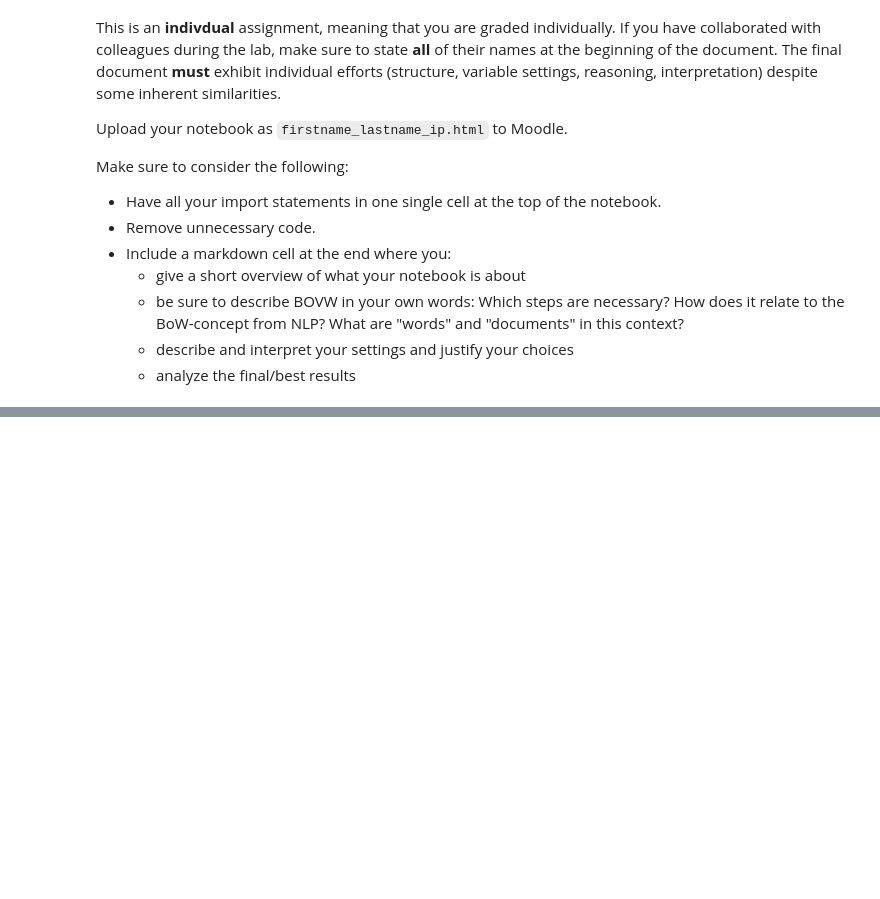
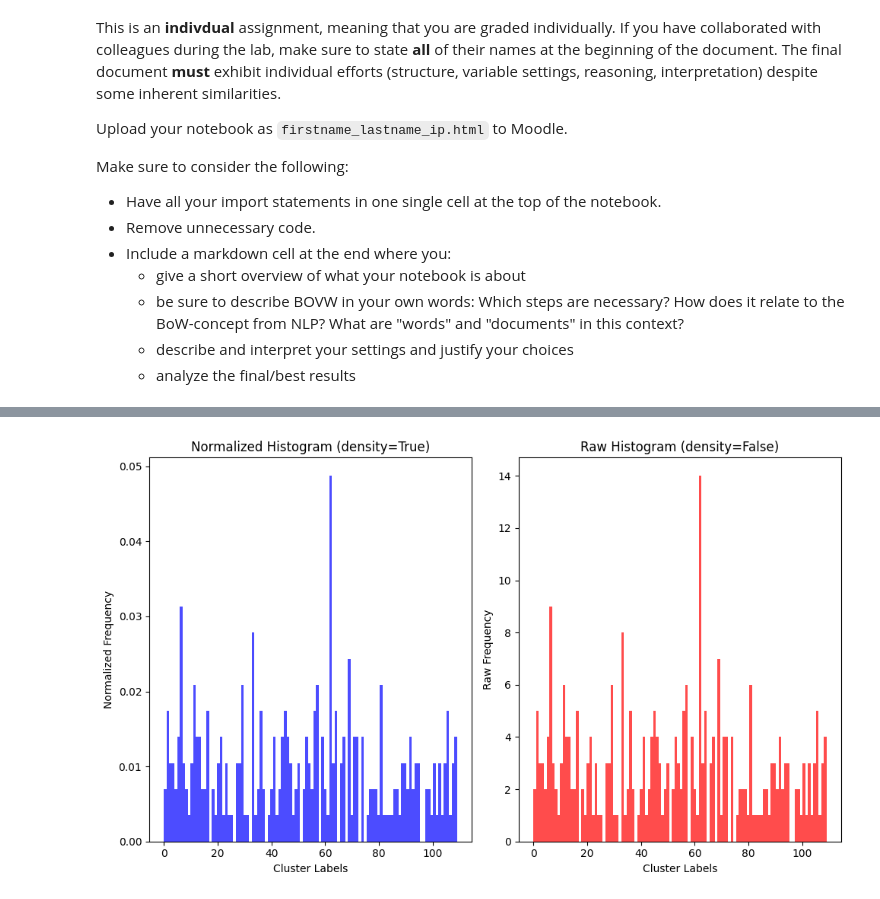
Before and after one commit to rgligora/ai-ml, a Jupyter notebook: image_processing.ipynb, the cells around one changed output, grey strips where cells are left out. Drawn from its saved outputs; the diff is of its cells as text; code cells hidden in the pictures; blank space fills up the shorter version.

```diff
--- a/image_processing.ipynb
+++ b/image_processing.ipynb
@@ -146,11 +116 @@ train_desc_list = extract_features(X_train)
 train_descriptors = np.vstack(train_desc_list)
-# %%
-k = 100  # Number of clusters
-#criteria = (cv2.TERM_CRITERIA_EPS + cv2.TERM_CRITERIA_MAX_ITER, 10, 1.0)
-#flags = cv2.KMEANS_RANDOM_CENTERS
-#compactness, labels, centers = cv2.kmeans(train_descriptors.astype(np.float32), k, None, criteria, 10, flags)
-
-from sklearn.cluster import KMeans
-
-kmeans_model = KMeans(n_clusters=k, n_init=10, max_iter=100, random_state=42)
-kmeans_model.fit(train_descriptors)
@@ -180,9 +117,13 @@ KMeans(max_iter=100, n_clusters=100, n_init=10, random_state=42)
 # %%
-def compute_feature_histogram(_model, _desc_list, _k):
+def compute_feature_histogram(_model, _desc_list, _k, normalisation):
     # Compute feature histogram
     _bovw_features = np.zeros((len(_desc_list), _k), "float32")
     for i, descr in enumerate(_desc_list):
         labels = _model.predict(descr)
-        (hist, _) = np.histogram(labels, bins=range(_k + 1), density=True)
-        _bovw_features[i] = hist
+        if normalisation:
+            img_hist, _ = np.histogram(labels, density=True, bins=_k)
+            _bovw_features[i] = img_hist
+        else:
+            img_hist, _ = np.histogram(labels, density=False, bins=_k)
+            _bovw_features[i] = img_hist
     return _bovw_features
@@ -336,0 +220,19 @@ TypeError: compute_feature_histogram() takes 3 positional arguments but 4 were g
+# %%
+labels = best_kmeans.predict(train_desc_list[0])
+
+fig, axes = plt.subplots(1, 2, figsize=(10, 6))
+
+axes[0].hist(labels, bins=best_params["k"], density=True, color='blue', alpha=0.7)
+axes[0].set_title("Normalized Histogram (density=True)")
+axes[0].set_xlabel("Cluster Labels")
+axes[0].set_ylabel("Normalized Frequency")
+
+axes[1].hist(labels, bins=best_params["k"], density=False, color='red', alpha=0.7)
+axes[1].set_title("Raw Histogram (density=False)")
+axes[1].set_xlabel("Cluster Labels")
+axes[1].set_ylabel("Raw Frequency")
+
+plt.tight_layout()
+plt.show()
+# %% [output]
+[figure, added]
```
Also changed, not shown: parts of 27 cells of this notebook.
